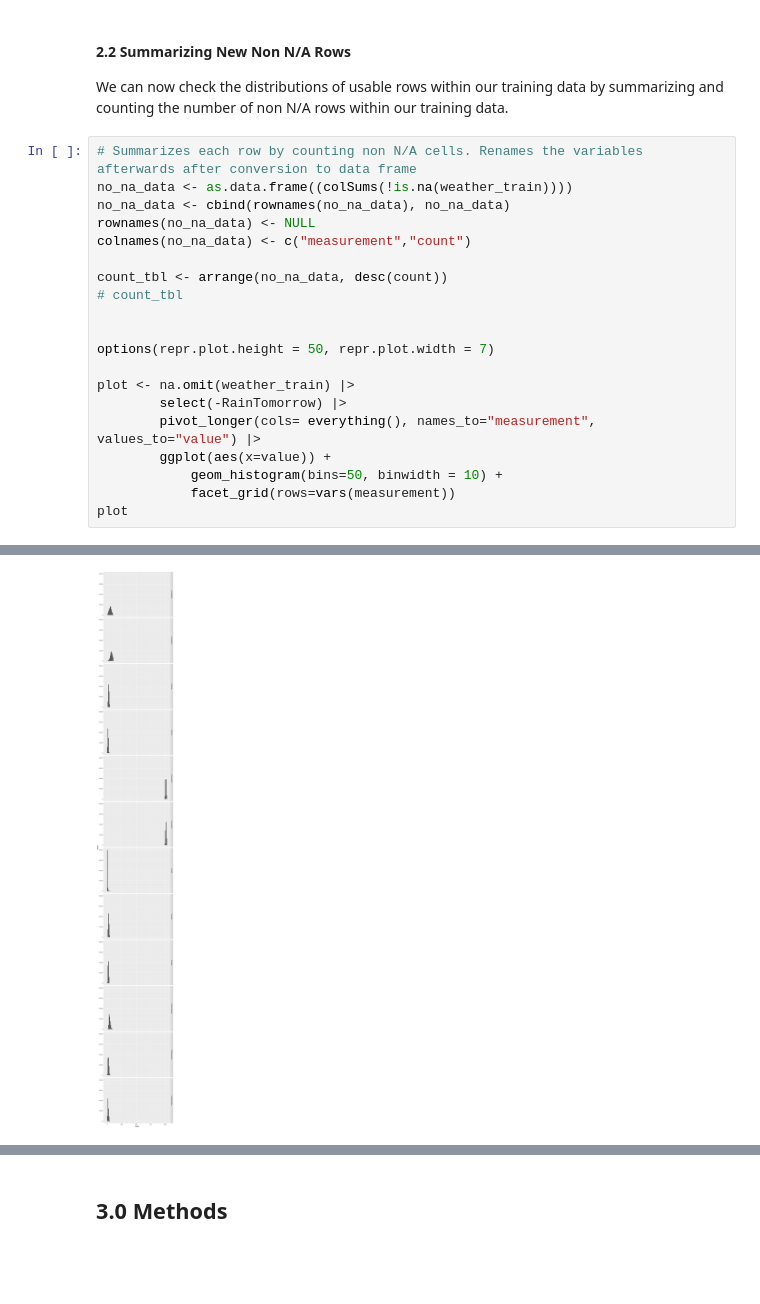
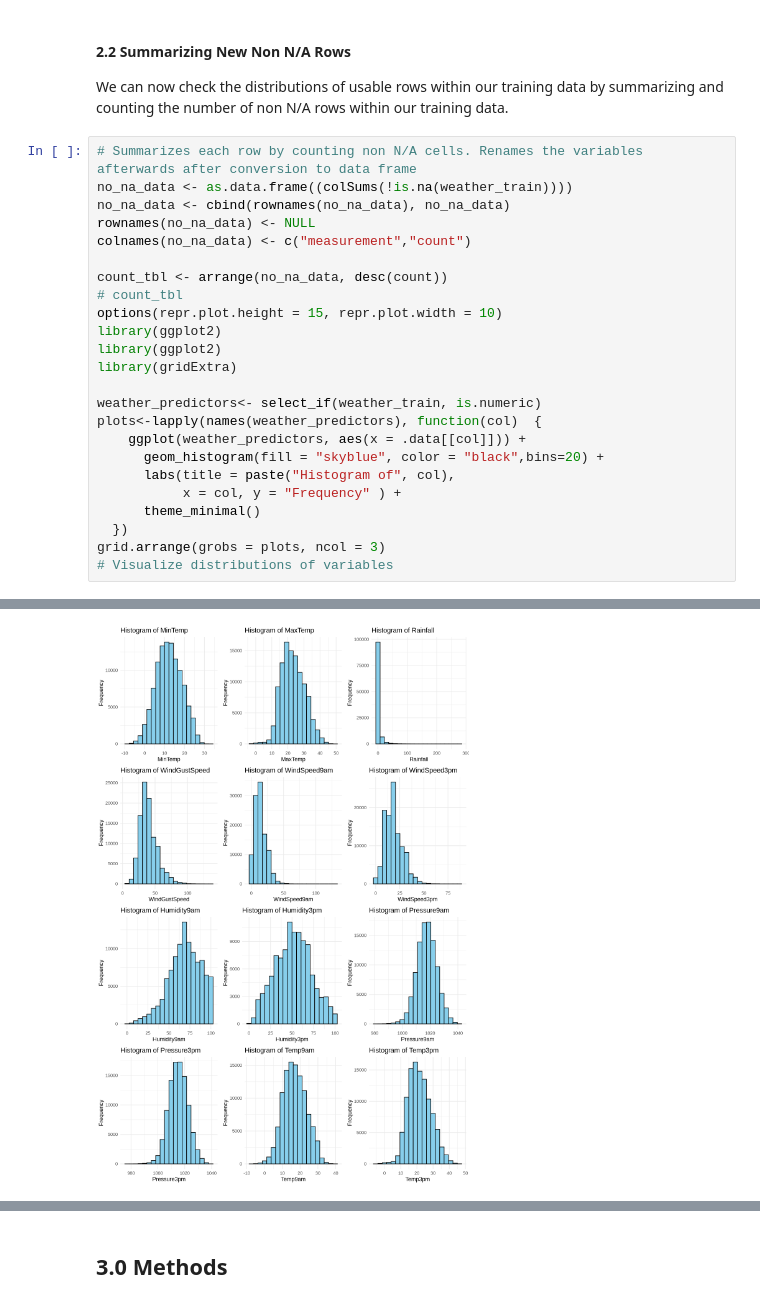
Before and after one commit to Andrewyx/DSCI100-Project-G16, a Jupyter notebook: Group Proposal .ipynb, the cells around one changed output, grey strips where cells are left out. Saved outputs shown, nothing was run; the diff lists cells and outputs as text; blank space fills up the shorter version.

Commit message:
With comparison of distributions

```diff
--- a/Group Proposal .ipynb
+++ b/Group Proposal .ipynb
@@ -128,15 +110,19 @@ colnames(no_na_data) <- c("measurement","count")
 
 count_tbl <- arrange(no_na_data, desc(count))
 # count_tbl
+options(repr.plot.height = 15, repr.plot.width = 10)
+library(ggplot2)
+library(ggplot2)
+library(gridExtra)
 
-
-options(repr.plot.height = 50, repr.plot.width = 7)
-
-plot <- na.omit(weather_train) |>
-        select(-RainTomorrow) |>
-        pivot_longer(cols= everything(), names_to="measurement", values_to="value") |>
-        ggplot(aes(x=value)) +
-            geom_histogram(bins=50, binwidth = 10) +
-            facet_grid(rows=vars(measurement))
-plot
+weather_predictors<- select_if(weather_train, is.numeric)
+plots<-lapply(names(weather_predictors), function(col)  {
+    ggplot(weather_predictors, aes(x = .data[[col]])) +
+      geom_histogram(fill = "skyblue", color = "black",bins=20) +
+      labs(title = paste("Histogram of", col),
+           x = col, y = "Frequency" ) +
+      theme_minimal()
+  })
+grid.arrange(grobs = plots, ncol = 3)
+# Visualize distributions of variables
 # %% [output]
@@ -143,4 +146,4 @@ plot
-[figure, old version]
+[figure, new version]
 # %%
 # Summarizes each row by counting non N/A cells. Renames the variables afterwards after conversion to data frame
 no_na_data <- as.data.frame((colSums(!is.na(weather_train))))
```
Also changed, not shown: parts of 5 cells of this notebook.
